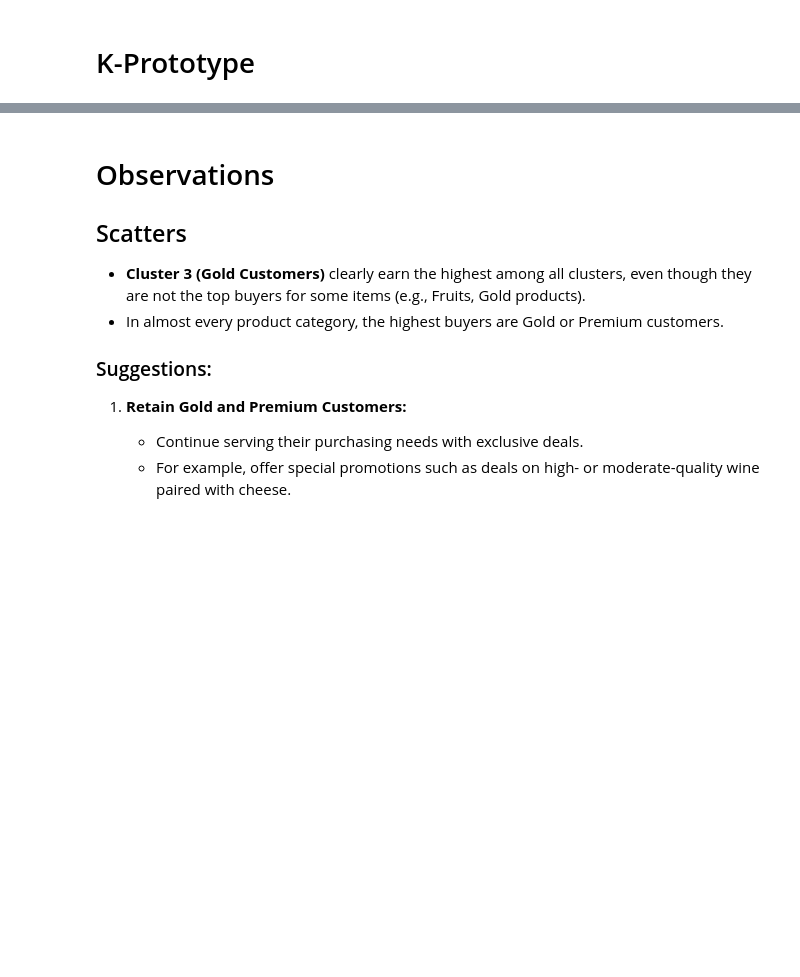
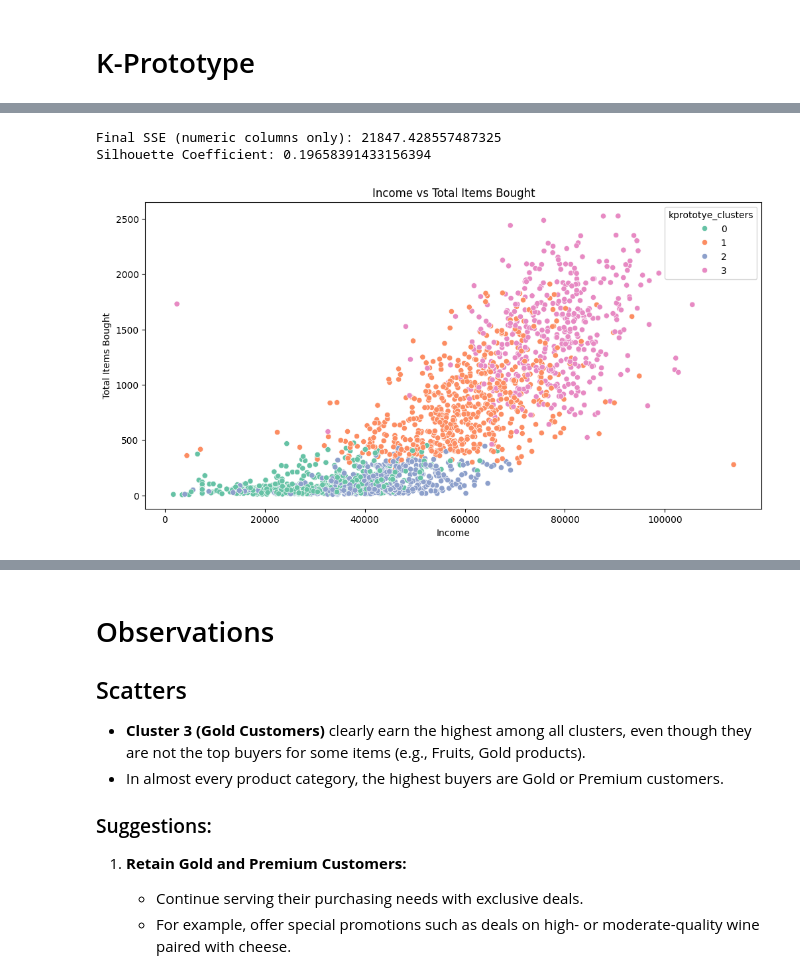
Before and after one commit to vedanth-subramaniam/CSCI-566-Assignments, a Jupyter notebook: HW1/Part1/Kmeans_KNN.ipynb, the cells around one changed output, grey strips where cells are left out. Drawn from its saved outputs; the diff is of its cells as text; code cells hidden in the pictures; blank space fills up the shorter version.

```diff
--- a/HW1/Part1/Kmeans_KNN.ipynb
+++ b/HW1/Part1/Kmeans_KNN.ipynb
@@ -596,7 +796,7 @@ sns.lineplot(x='kprototye_clusters', y='cost', data=df_cost)
 # Kmeans tuned, choose the appropriate number of clusters and perform the final clustering
 # 2 Points
 # TODO ===== YOUR CODE HERE =====
-kprototype = KPrototypes(n_jobs=-1, n_clusters=, init='Huang', random_state=0)
+kprototype = KPrototypes(n_jobs=-1, n_clusters=4, init='Huang', random_state=0)
 # TODO ==========================
 clusters_kprototype = kprototype.fit_predict(dfMatrix, categorical=catColumnsPos)
 # %%
@@ -624,34 +824,42 @@ def compute_sse(df_numeric, clusters):
         clusters (numpy.ndarray): Array of cluster labels corresponding to the rows of df_numeric.
 
     Returns:
         float: The total SSE across all clusters.
     """
     sse = 0.0
+    unique_clusters = np.unique(clusters)
     # 2 Points
     # TODO ===== YOUR CODE HERE =====
-
+    for cluster in unique_clusters:
+        points = df_numeric[clusters == cluster]
+        centroid = np.mean(points, axis=0)
+        sse += np.sum((points - centroid) ** 2)
     # TODO ==========================
     return sse
 
 ##################################################
 # Compute Within-Cluster SSE and Silhouette Coefficient
 ##################################################
 
 # 1. Get the indices of numeric columns by excluding all categorical column positions
 numeric_indices = [i for i in range(dfMatrix.shape[1]) if i not in catColumnsPos]
 
 # 2. Extract the numeric data from dfMatrix
 df_numeric = dfMatrix[:, numeric_indices]
 
 # 3. Compute the SSE for each cluster using the defined function
 sse_kprototype = compute_sse(df_numeric, clusters_kprototype)
 print("Final SSE (numeric columns only):", sse_kprototype)
 
 # 4. Compute the Silhouette Coefficient
 # Note: The Silhouette score relies on pairwise distances between samples, so caution is needed when interpreting
 # results for high-dimensional data.
 silhouette_coef_kprototype = silhouette_score(df_kmeans_scaled, clusters_kprototype)
 print("Silhouette Coefficient:", silhouette_coef_kprototype)
+# %% [output]
+Final SSE (numeric columns only): 21847.428557487325
+Silhouette Coefficient: 0.19658391433156394
+[figure, added]
 # %%
 # Now our clusters are set, we need to visualize and get descriptive of the data according to clusters.
 # However, from what I got we can conclude that; there are 4 clusters of the customers.
```
Also changed, not shown: parts of 34 cells of this notebook.
